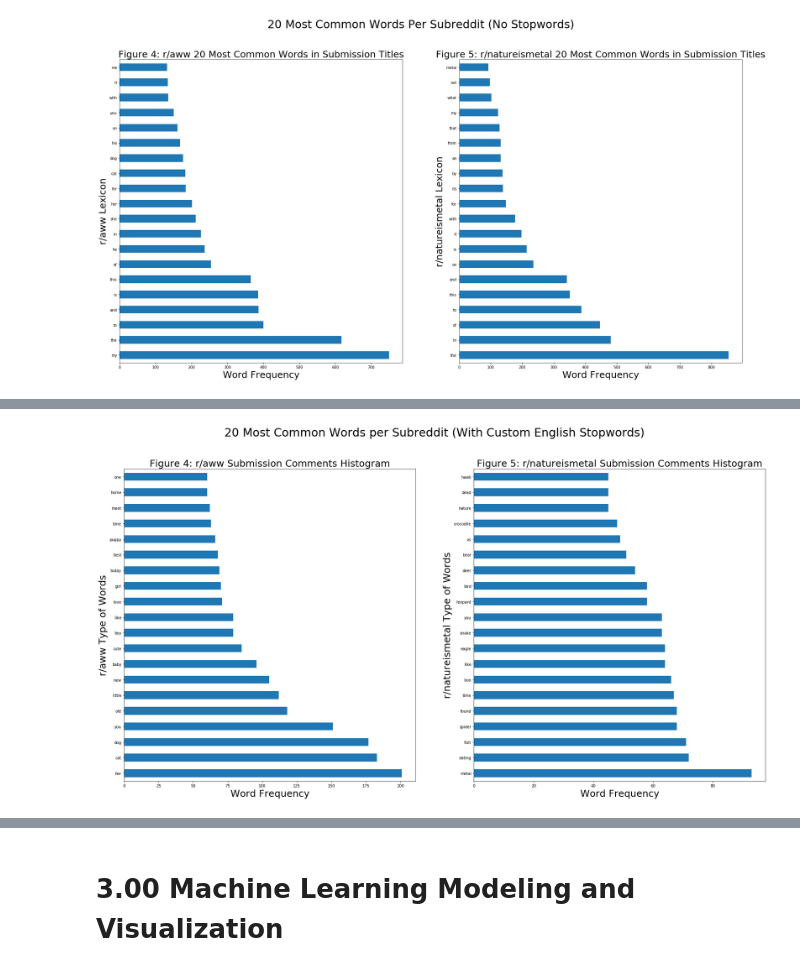
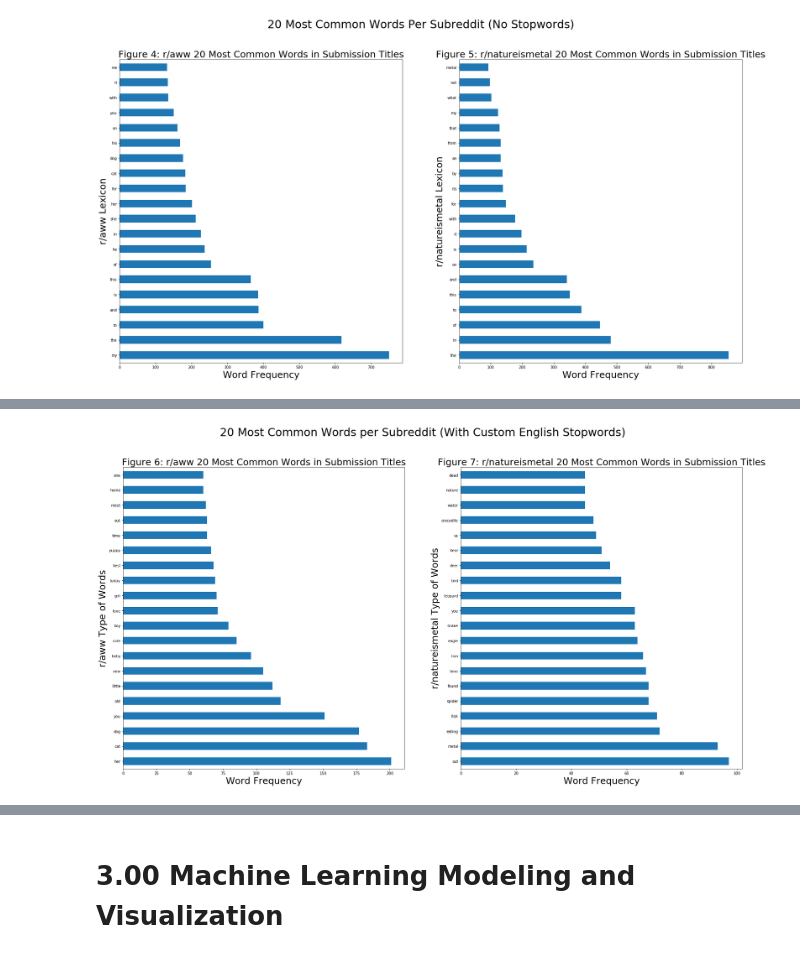
Before and after one commit to chriskuz/reddit_project, a Jupyter notebook: code/project_3_main.ipynb, the cells around one changed output, grey strips where cells are left out. Saved outputs shown, nothing was run; the diff lists cells and outputs as text; code cells hidden in the pictures.

```diff
--- a/code/project_3_main.ipynb
+++ b/code/project_3_main.ipynb
@@ -558,0 +544,2 @@ stopwords.words("english")
+# %%
+english_stopwords = stopwords.words("english") #sets the stopwords to a variable
@@ -558,0 +548,4 @@ stopwords.words("english")
+# %%
+english_stopwords.append('like') #adds like to the stop word list
+# %%
+custom_stopwords = set(english_stopwords)  - {'her', 'you', 'out'} #removes 'her', 'you', and 'out' from the stopwords list
@@ -559,16 +556,16 @@ stopwords.words("english")
 # %%
 xdcol1 = aww_df['title'] #left plot x data
 xdcol2 = metal_df['title'] #right plot x data
 
 bigtitle = '20 Most Common Words per Subreddit (With Custom English Stopwords)' #superior title
 leftx = 'Word Frequency' #left plot xlabel
 lefty = 'r/aww Type of Words' #left plot ylabel
-lefttitle = 'Figure 4: r/aww Submission Comments Histogram' #left plot title
+lefttitle = 'Figure 6: r/aww 20 Most Common Words in Submission Titles' #left plot title
 rightx = 'Word Frequency' #right plot xlabel
 righty = 'r/natureismetal Type of Words' #right plot ylabel
-righttitle = 'Figure 5: r/natureismetal Submission Comments Histogram' #right plot title
-words_to_stop_on = set(stopwords.words("english")) - {'her', 'you'}
+righttitle = 'Figure 7: r/natureismetal 20 Most Common Words in Submission Titles' #right plot title
+words_to_stop_on = custom_stopwords #stopwords
 
-plot_wordvec(xdcol1,xdcol2,bigtitle,leftx,lefty,lefttitle,rightx,righty,righttitle,words_to_stop_on) #utilizes function
+plot_wordvec(xdcol1,xdcol2,bigtitle,leftx,lefty,lefttitle,rightx,righty,righttitle,words_to_stop_on) #utilizes plotting function
 # %% [output]
-[figure, old version]
+[figure, new version]
```
Also changed, not shown: parts of 10 cells of this notebook.
